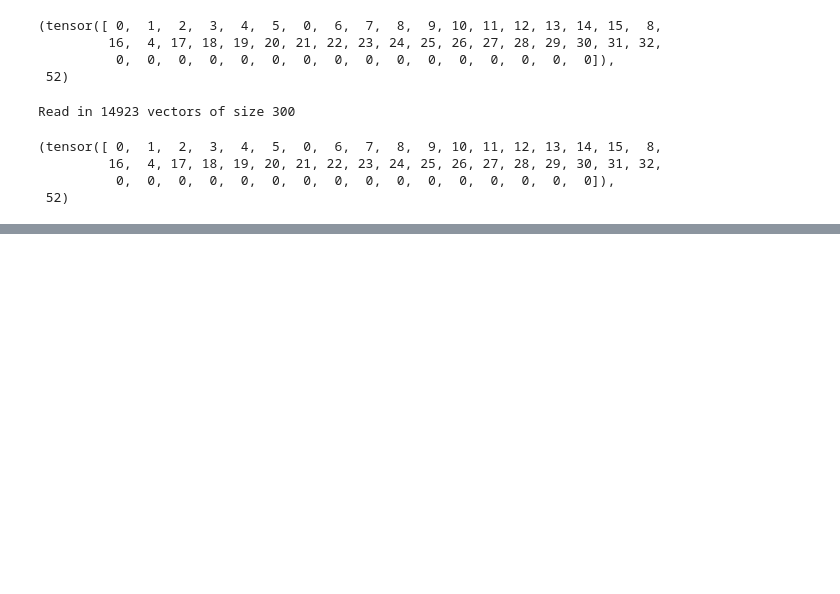
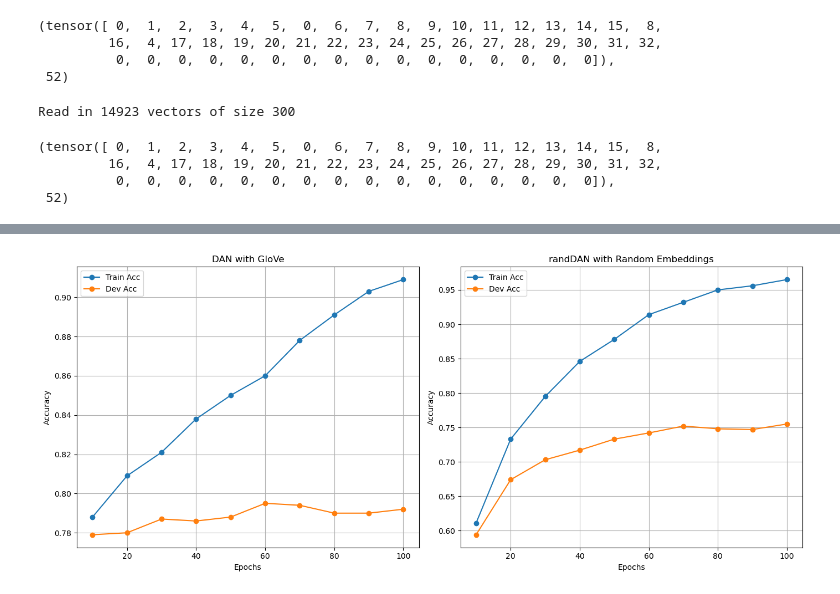
Before and after one commit to HZEmpire/CSE256_PA1_FA24, a Jupyter notebook: t.ipynb, the cells around one changed output, grey strips where cells are left out. Cells and saved outputs as stored; diff of their text form; code cells hidden in the pictures; blank space fills up the shorter version.

```diff
--- a/t.ipynb
+++ b/t.ipynb
@@ -172,0 +506,39 @@ train_data.sentences_idx[0], len(train_data.sentences_idx[0])
+# %%
+import matplotlib.pyplot as plt
+
+# Epochs
+epochs = [10, 20, 30, 40, 50, 60, 70, 80, 90, 100]
+
+# DAN with GloVe results
+dan_train_acc = [0.788, 0.809, 0.821, 0.838, 0.850, 0.860, 0.878, 0.891, 0.903, 0.909]
+dan_dev_acc = [0.779, 0.780, 0.787, 0.786, 0.788, 0.795, 0.794, 0.790, 0.790, 0.792]
+
+# DAN with random embeddings results
+randdan_train_acc = [0.611, 0.733, 0.795, 0.846, 0.878, 0.914, 0.932, 0.950, 0.956, 0.965]
+randdan_dev_acc = [0.594, 0.674, 0.703, 0.717, 0.733, 0.742, 0.752, 0.748, 0.747, 0.755]
+
+# Create subplots
+fig, axs = plt.subplots(1, 2, figsize=(14, 6))
+
+# Plot DAN results
+axs[0].plot(epochs, dan_train_acc, label='Train Acc', marker='o')
+axs[0].plot(epochs, dan_dev_acc, label='Dev Acc', marker='o')
+axs[0].set_title('DAN with GloVe')
+axs[0].set_xlabel('Epochs')
+axs[0].set_ylabel('Accuracy')
+axs[0].legend()
+axs[0].grid(True)
+
+# Plot randDAN results
+axs[1].plot(epochs, randdan_train_acc, label='Train Acc', marker='o')
+axs[1].plot(epochs, randdan_dev_acc, label='Dev Acc', marker='o')
+axs[1].set_title('randDAN with Random Embeddings')
+axs[1].set_xlabel('Epochs')
+axs[1].set_ylabel('Accuracy')
+axs[1].legend()
+axs[1].grid(True)
+
+plt.tight_layout()
+plt.show()
+# %% [output]
+[figure, added]
```
Also changed, not shown: parts of 13 cells of this notebook, 4 other files.
